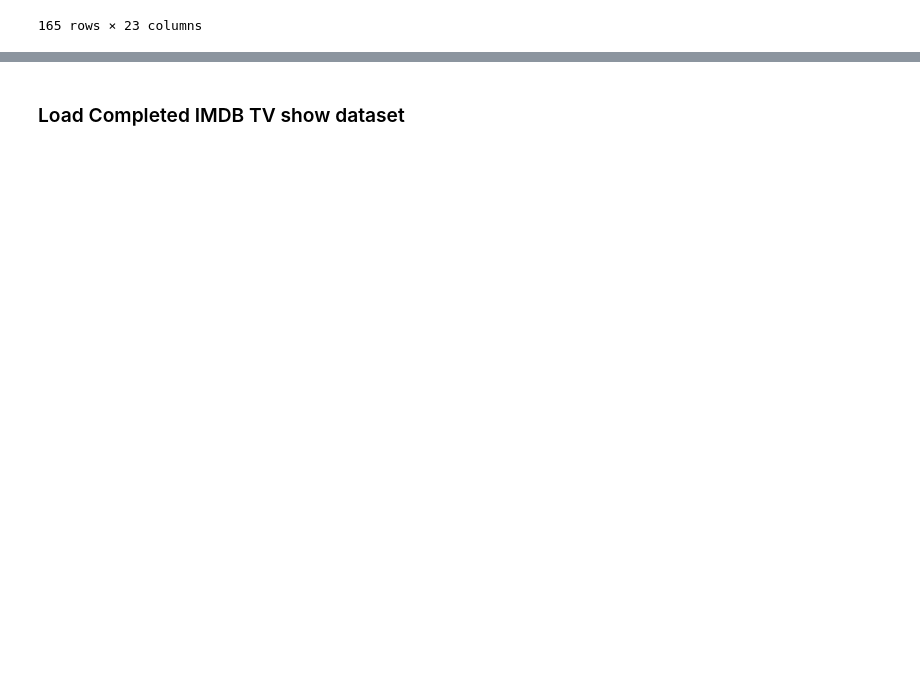
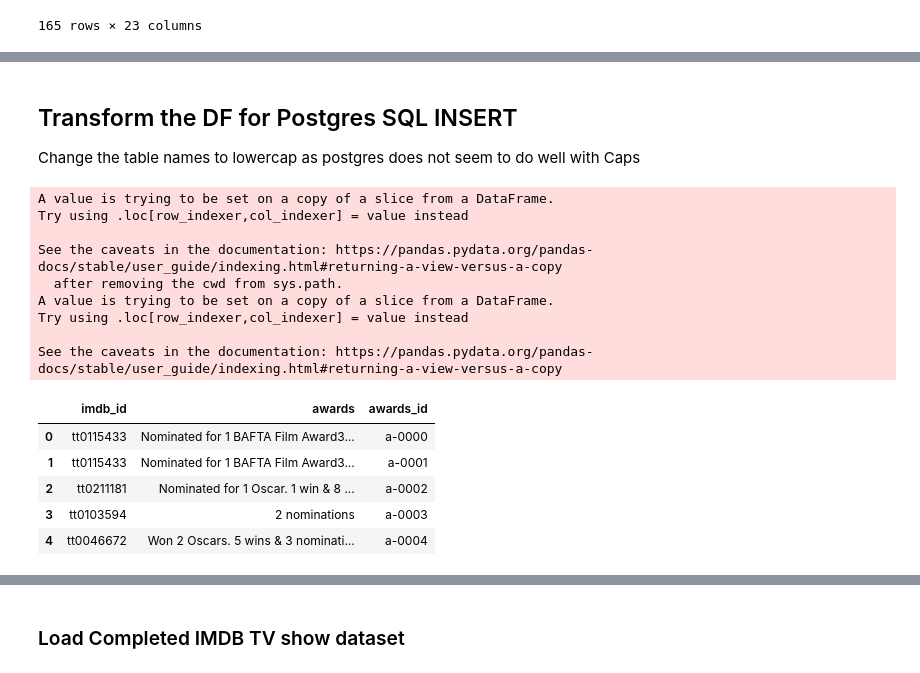
Before and after one commit to Kazmimasooma/Group-1-Disney, a Jupyter notebook: 2_ETL/2_Unify_IMDB_MovieLens.ipynb, the cells around one changed output, grey strips where cells are left out. Cells and saved outputs as stored; diff of their text form; code cells hidden in the pictures; blank space fills up the shorter version.

```diff
--- a/2_ETL/2_Unify_IMDB_MovieLens.ipynb
+++ b/2_ETL/2_Unify_IMDB_MovieLens.ipynb
@@ -265 +348,5 @@ for i in merged_disney_df.index:
 merged_disney_df.to_csv (r'output/ML_bb_ready.csv', index = None, header=True)
+# %% [markdown]
+## Transform the DF for Postgres SQL INSERT
+
+Change the table names to lowercap as postgres does not seem to do well with Caps
@@ -267,0 +361,24 @@ movies_df = merged_disney_df['imdbID','Title', 'Year', 'Rated', 'Released', 'Run
+# %%
+#create a df for awards
+awards_df = merged_disney_df[['imdb_id', 'awards']]
+#make a running number
+awards_df['awards_id'] = np.arange(len(awards_df))
+#add constant string in front of the running number for Primary Key
+awards_df['awards_id'] = 'a-000' + awards_df['awards_id'].astype(str)
+awards_df.head()
+# %% [output]
+A value is trying to be set on a copy of a slice from a DataFrame.
+Try using .loc[row_indexer,col_indexer] = value instead
+
+See the caveats in the documentation: https://pandas.pydata.org/pandas-docs/stable/user_guide/indexing.html#returning-a-view-versus-a-copy
+  after removing the cwd from sys.path.
+A value is trying to be set on a copy of a slice from a DataFrame.
+Try using .loc[row_indexer,col_indexer] = value instead
+
+See the caveats in the documentation: https://pandas.pydata.org/pandas-docs/stable/user_guide/indexing.html#returning-a-view-versus-a-copy
+|  | imdb_id | awards | awards_id |
+| 0 | tt0115433 | Nominated for 1 BAFTA Film Award3... | a-0000 |
+| 1 | tt0115433 | Nominated for 1 BAFTA Film Award3... | a-0001 |
+| 2 | tt0211181 | Nominated for 1 Oscar. 1 win & 8 ... | a-0002 |
+| 3 | tt0103594 | 2 nominations | a-0003 |
+| 4 | tt0046672 | Won 2 Oscars. 5 wins & 3 nominati... | a-0004 |
```
Also changed, not shown: parts of 40 cells of this notebook.
